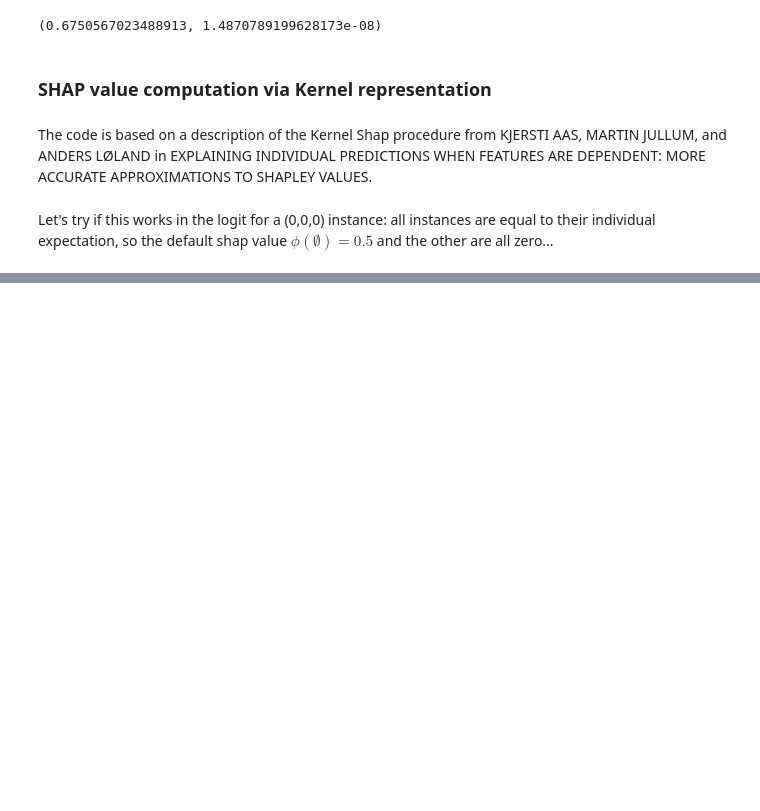
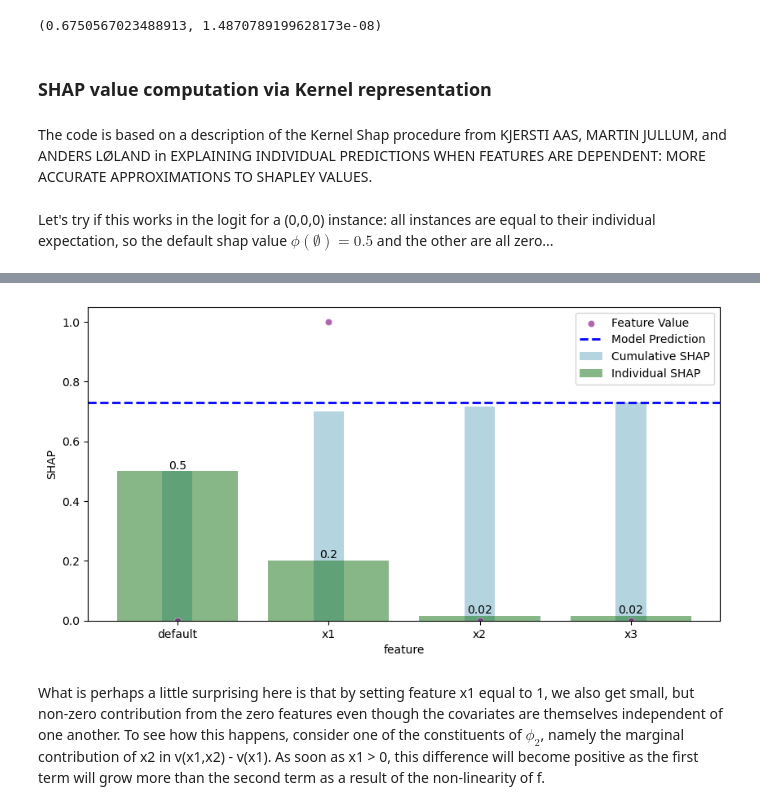
Before and after one commit to lasse-meixner/causal_trees, a Jupyter notebook: exact_SHAP.ipynb, the cells around one changed output, grey strips where cells are left out. Cells and saved outputs as stored; diff of their text form; code cells hidden in the pictures; blank space fills up the shorter version.

```diff
--- a/exact_SHAP.ipynb
+++ b/exact_SHAP.ipynb
@@ -316,0 +341,6 @@ What is the relationship to familiar econometric concepts in the logit, such as
+# %%
+SHAP_logit1.plot_waterfall()
+# %% [output]
+[figure, added]
+# %% [markdown]
+What is perhaps a little surprising here is that by setting feature x1 equal to 1, we also get small, but non-zero contribution from the zero features even though the covariates are themselves independent of one another. To see how this happens, consider one of the constituents of $\phi_2$, namely the marginal contribution of x2 in v(x1,x2) - v(x1). As soon as x1 > 0, this difference will become positive as the first term will grow more than the second term as a result of the non-linearity of f.
```
Also changed, not shown: parts of 23 cells of this notebook.
